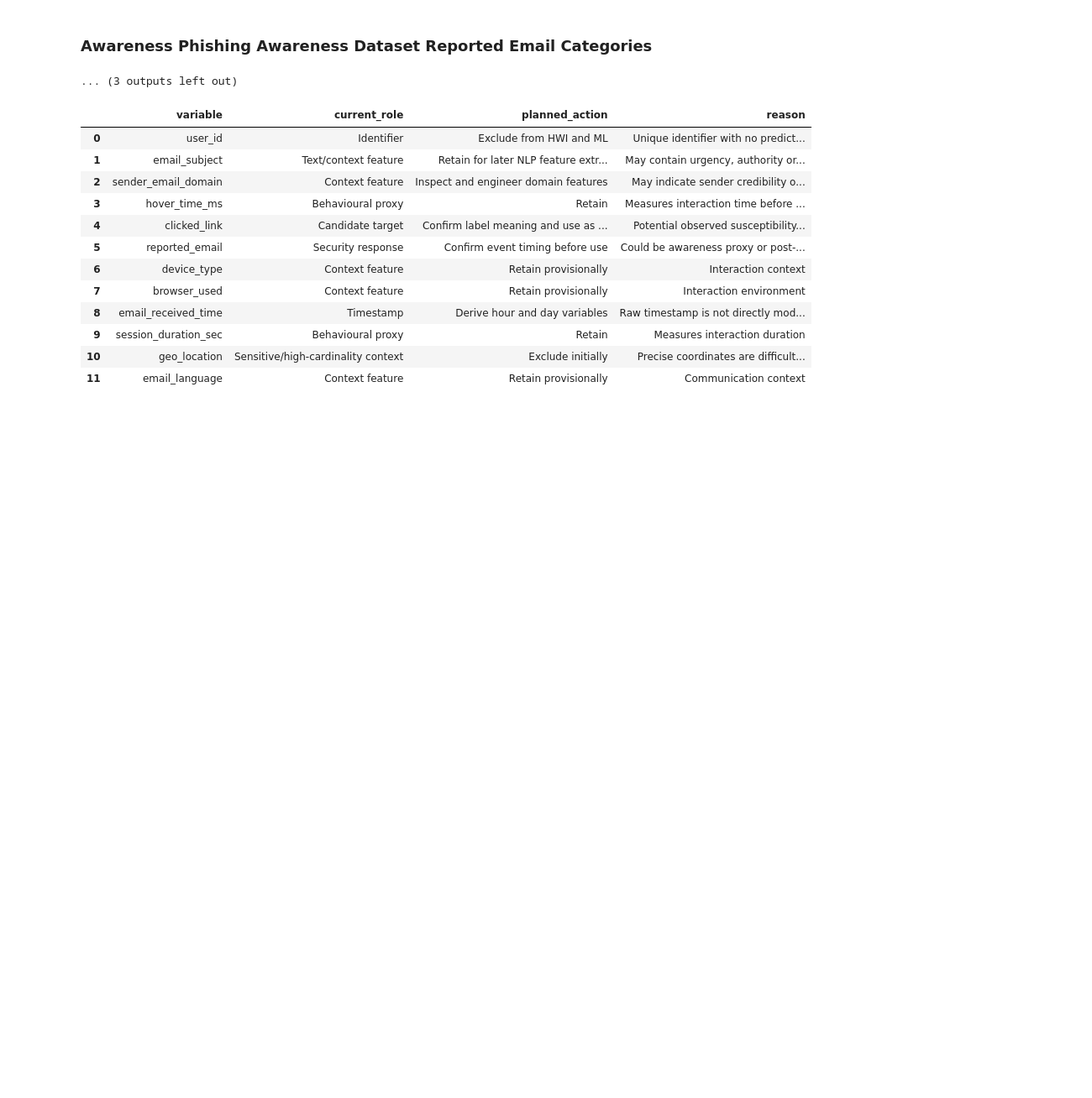
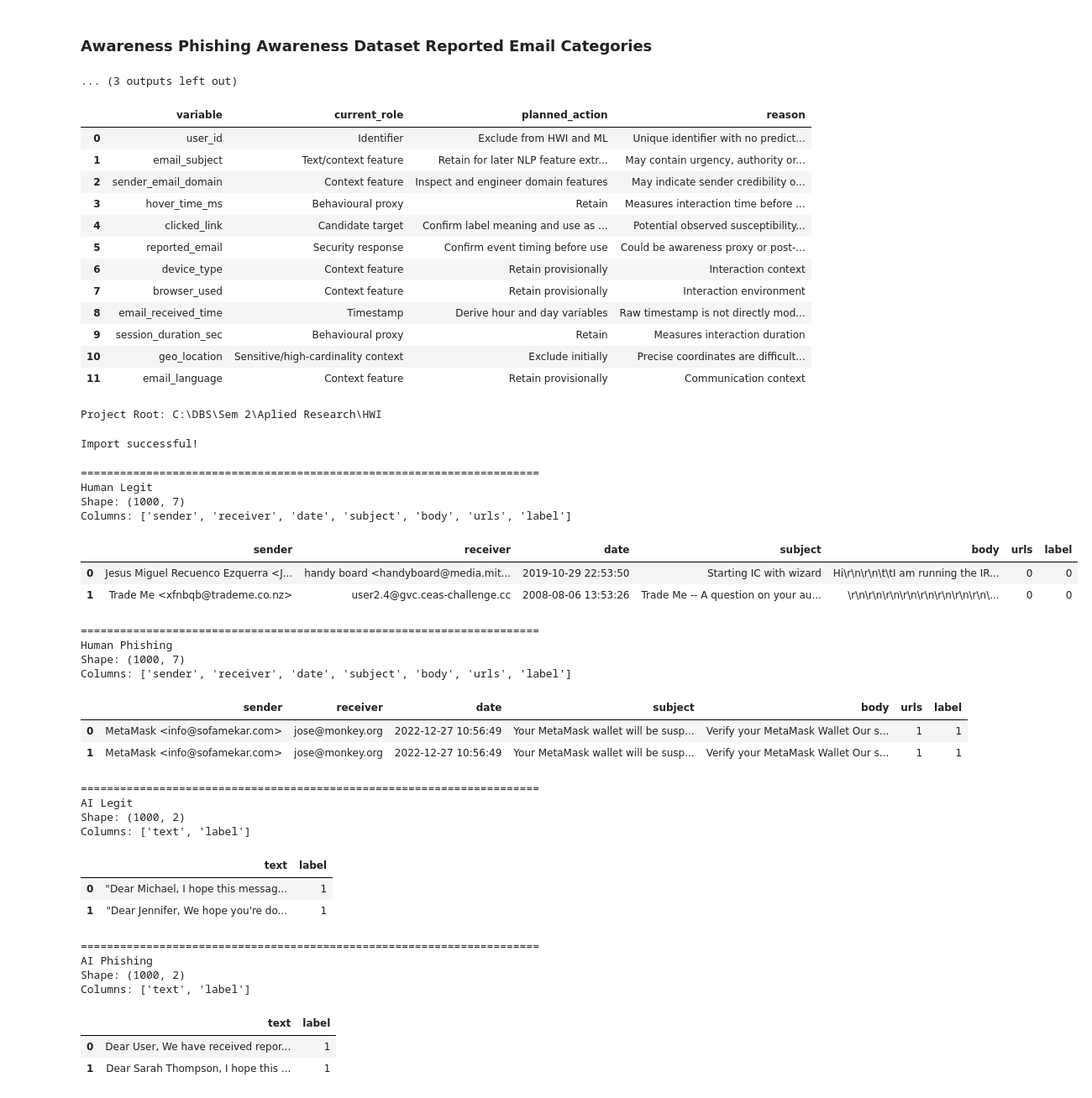
Before and after one commit to Pavan8023/HWI-Deepfake-Hybrid-Phishing, a Jupyter notebook: notebooks/02_EDA.ipynb, the cells around one changed output. Shown at 84% size. Cells and saved outputs as stored; diff of their text form; code cells hidden in the pictures; blank space fills up the shorter version.

Commit message:
Complete dataset loading and structural EDA

```diff
--- a/notebooks/02_EDA.ipynb
+++ b/notebooks/02_EDA.ipynb
@@ -569,3 +569,75 @@ display(variable_roles)
 | 9 | session_duration_sec | Behavioural proxy | Retain | Measures interaction duration |
 | 10 | geo_location | Sensitive/high-cardinality context | Exclude initially | Precise coordinates are difficult... |
 | 11 | email_language | Context feature | Retain provisionally | Communication context |
+# %%
+from pathlib import Path
+import sys
+
+# Find the project root (folder containing "src")
+PROJECT_ROOT = Path.cwd()
+
+while not (PROJECT_ROOT / "src").exists():
+    if PROJECT_ROOT.parent == PROJECT_ROOT:
+        raise RuntimeError("Project root not found.")
+    PROJECT_ROOT = PROJECT_ROOT.parent
+
+# Add project root to Python path
+if str(PROJECT_ROOT) not in sys.path:
+    sys.path.insert(0, str(PROJECT_ROOT))
+
+print("Project Root:", PROJECT_ROOT)
+# %% [output]
+Project Root: C:\DBS\Sem 2\Aplied Research\HWI
+# %%
+from src.data_loader import load_dataset
+
+print("Import successful!")
+# %% [output]
+Import successful!
+# %%
+from pathlib import Path
+
+datasets = {
+    "Human Legit": PROJECT_ROOT / "data" / "raw" / "ai_emails" / "human-generated" / "legit.csv",
+    "Human Phishing": PROJECT_ROOT / "data" / "raw" / "ai_emails" / "human-generated" / "phishing.csv",
+    "AI Legit": PROJECT_ROOT / "data" / "raw" / "ai_emails" / "llm-generated" / "legit.csv",
+    "AI Phishing": PROJECT_ROOT / "data" / "raw" / "ai_emails" / "llm-generated" / "phishing.csv",
+}
+
+for name, path in datasets.items():
+    df = load_dataset(path)
+
+    print("=" * 70)
+    print(name)
+    print("Shape:", df.shape)
+    print("Columns:", df.columns.tolist())
+    display(df.head(2))
+# %% [output]
+======================================================================
+Human Legit
+Shape: (1000, 7)
+Columns: ['sender', 'receiver', 'date', 'subject', 'body', 'urls', 'label']
+|  | sender | receiver | date | subject | body | urls | label |
+| 0 | Jesus Miguel Recuenco Ezquerra <J... | handy board <handyboard@media.mit... | 2019-10-29 22:53:50 | Starting IC with wizard | Hi\r\n\r\n\t\tI am running the IR... | 0 | 0 |
+| 1 | Trade Me <xfnbqb@trademe.co.nz> | user2.4@gvc.ceas-challenge.cc | 2008-08-06 13:53:26 | Trade Me -- A question on your au... | \r\n\r\n\r\n\r\n\r\n\r\n\r\n\r\n\... | 0 | 0 |
+======================================================================
+Human Phishing
+Shape: (1000, 7)
+Columns: ['sender', 'receiver', 'date', 'subject', 'body', 'urls', 'label']
+|  | sender | receiver | date | subject | body | urls | label |
+| 0 | MetaMask <info@sofamekar.com> | jose@monkey.org | 2022-12-27 10:56:49 | Your MetaMask wallet will be susp... | Verify your MetaMask Wallet Our s... | 1 | 1 |
+| 1 | MetaMask <info@sofamekar.com> | jose@monkey.org | 2022-12-27 10:56:49 | Your MetaMask wallet will be susp... | Verify your MetaMask Wallet Our s... | 1 | 1 |
+======================================================================
+AI Legit
+Shape: (1000, 2)
+Columns: ['text', 'label']
+|  | text | label |
+| 0 | "Dear Michael, I hope this messag... | 1 |
+| 1 | "Dear Jennifer, We hope you're do... | 1 |
+======================================================================
+AI Phishing
+Shape: (1000, 2)
+Columns: ['text', 'label']
+|  | text | label |
+| 0 | Dear User, We have received repor... | 1 |
+| 1 | Dear Sarah Thompson, I hope this ... | 1 |
```
Also changed, not shown: parts of 1 cell of this notebook.
